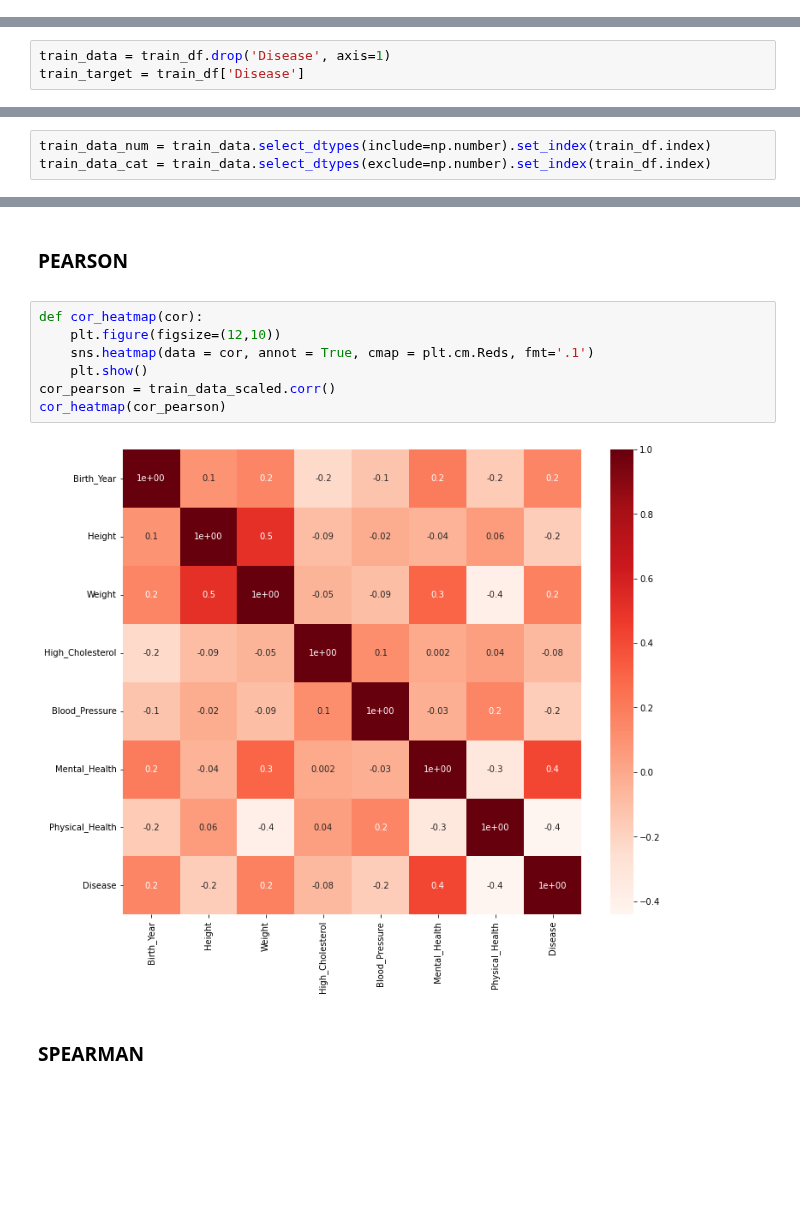
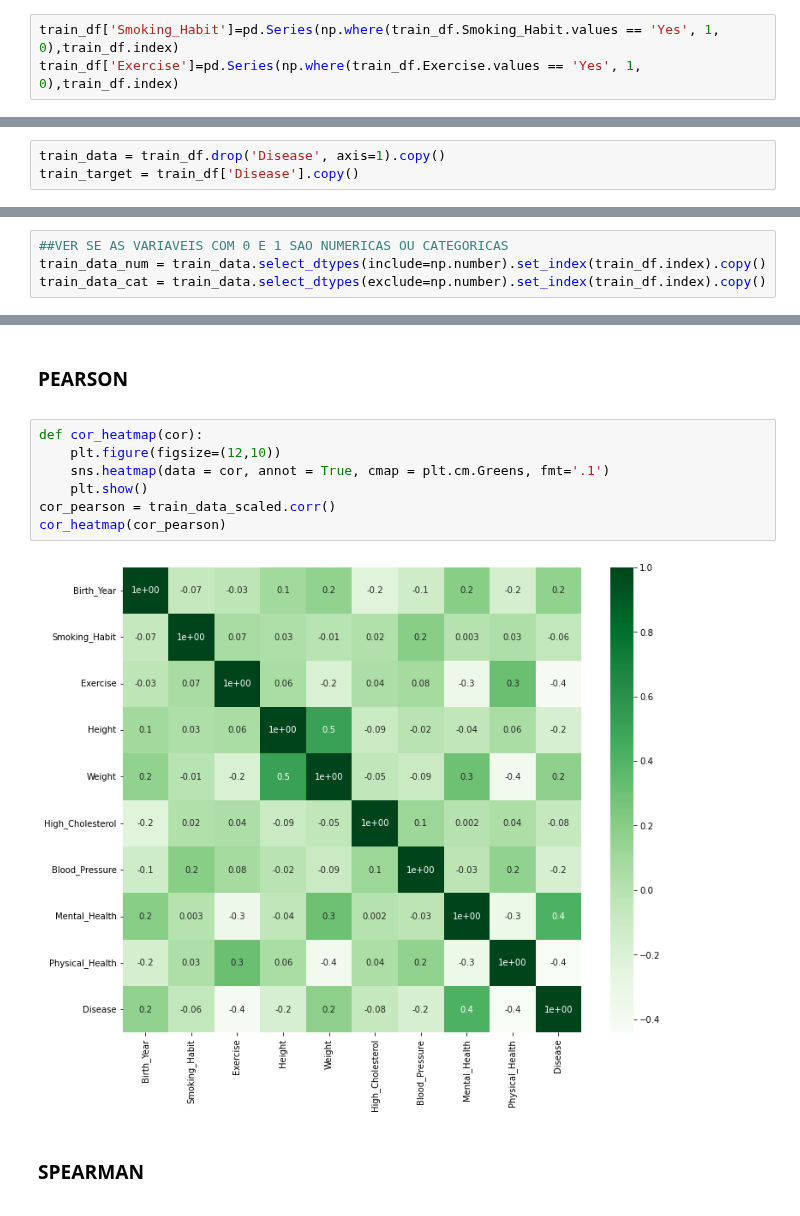
Before and after one commit to henrymmarques/MLProject, a Jupyter notebook: Group03 - ML Project.ipynb, the cells around one changed output, grey strips where cells are left out. Drawn from its saved outputs; the diff is of its cells as text; blank space fills up the shorter version.

```diff
--- a/Group03 - ML Project.ipynb
+++ b/Group03 - ML Project.ipynb
@@ -197,0 +144,3 @@ memory usage: 125.0+ KB
+# %%
+train_df['Smoking_Habit']=pd.Series(np.where(train_df.Smoking_Habit.values == 'Yes', 1, 0),train_df.index)
+train_df['Exercise']=pd.Series(np.where(train_df.Exercise.values == 'Yes', 1, 0),train_df.index)
@@ -208,8 +179,8 @@ array([0, 1], dtype=int64)
 
 </a>
 # %%
-train_data = train_df.drop('Disease', axis=1)
-train_target = train_df['Disease']
+train_data = train_df.drop('Disease', axis=1).copy()
+train_target = train_df['Disease'].copy()
 # %% [markdown]
 <a class="anchor" id="4th-bullet">
 
@@ -218,8 +189,9 @@ train_target = train_df['Disease']
 
 </a>
 # %%
-train_data_num = train_data.select_dtypes(include=np.number).set_index(train_df.index)
-train_data_cat = train_data.select_dtypes(exclude=np.number).set_index(train_df.index)
+##VER SE AS VARIAVEIS COM 0 E 1 SAO NUMERICAS OU CATEGORICAS
+train_data_num = train_data.select_dtypes(include=np.number).set_index(train_df.index).copy()
+train_data_cat = train_data.select_dtypes(exclude=np.number).set_index(train_df.index).copy()
 # %% [markdown]
 <a class="anchor" id="4th-bullet">
 
@@ -268,12 +242,12 @@ train_data_scaled.head(3)
 # %%
 def cor_heatmap(cor):
     plt.figure(figsize=(12,10))
-    sns.heatmap(data = cor, annot = True, cmap = plt.cm.Reds, fmt='.1')
+    sns.heatmap(data = cor, annot = True, cmap = plt.cm.Greens, fmt='.1')
     plt.show()
 cor_pearson = train_data_scaled.corr()
 cor_heatmap(cor_pearson)
 # %% [output]
-[figure, old version]
+[figure, new version]
 # %% [markdown]
 <a class="anchor" id="4th-bullet">
 
```
Also changed, not shown: parts of 15 cells of this notebook.
